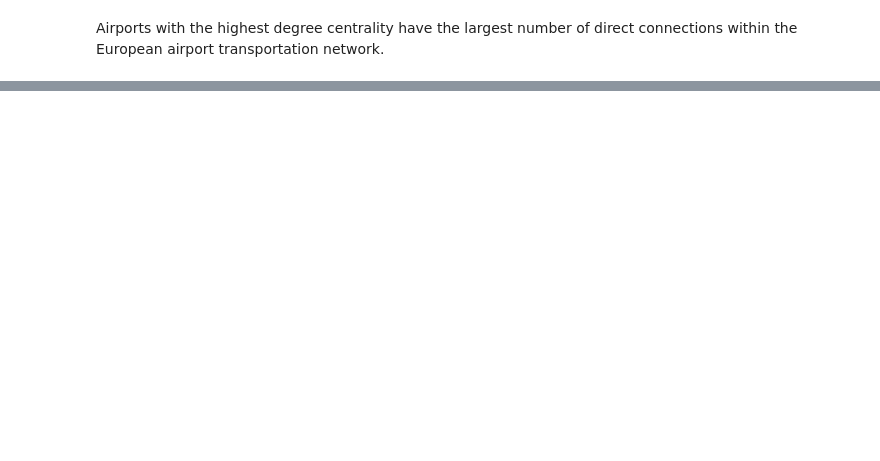
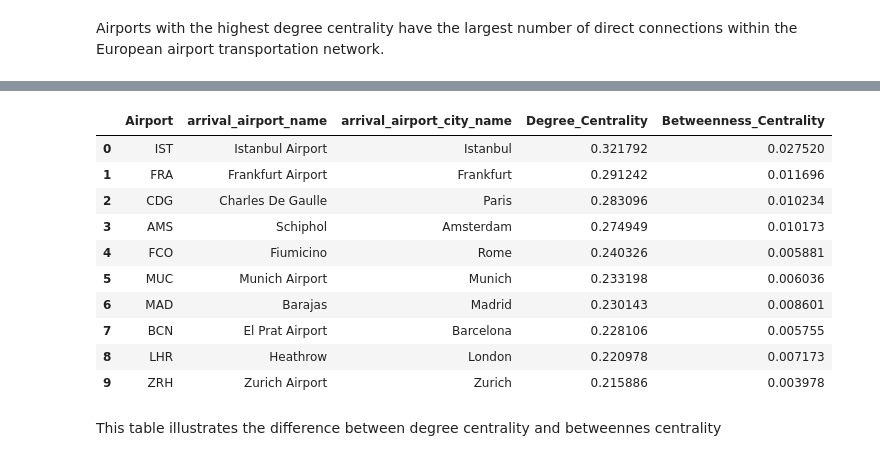
Before and after one commit to onurercen/flightAnalysis, a Jupyter notebook: analysis.ipynb, the cells around one changed output, grey strips where cells are left out. Drawn from its saved outputs; the diff is of its cells as text; code cells hidden in the pictures; blank space fills up the shorter version.

```diff
--- a/analysis.ipynb
+++ b/analysis.ipynb
@@ -273,0 +501,21 @@ airport_info = (
+# %%
+comparison = degree_df.merge(
+    betweenness_df,
+    on="Airport"
+)
+
+comparison.head(10)
+# %% [output]
+|  | Airport | arrival_airport_name | arrival_airport_city_name | Degree_Centrality | Betweenness_Centrality |
+| 0 | IST | Istanbul Airport | Istanbul | 0.321792 | 0.027520 |
+| 1 | FRA | Frankfurt Airport | Frankfurt | 0.291242 | 0.011696 |
+| 2 | CDG | Charles De Gaulle | Paris | 0.283096 | 0.010234 |
+| 3 | AMS | Schiphol | Amsterdam | 0.274949 | 0.010173 |
+| 4 | FCO | Fiumicino | Rome | 0.240326 | 0.005881 |
+| 5 | MUC | Munich Airport | Munich | 0.233198 | 0.006036 |
+| 6 | MAD | Barajas | Madrid | 0.230143 | 0.008601 |
+| 7 | BCN | El Prat Airport | Barcelona | 0.228106 | 0.005755 |
+| 8 | LHR | Heathrow | London | 0.220978 | 0.007173 |
+| 9 | ZRH | Zurich Airport | Zurich | 0.215886 | 0.003978 |
+# %% [markdown]
+This table illustrates the difference between degree centrality and betweennes centrality
```
Also changed, not shown: parts of 35 cells of this notebook, 1 other file.
